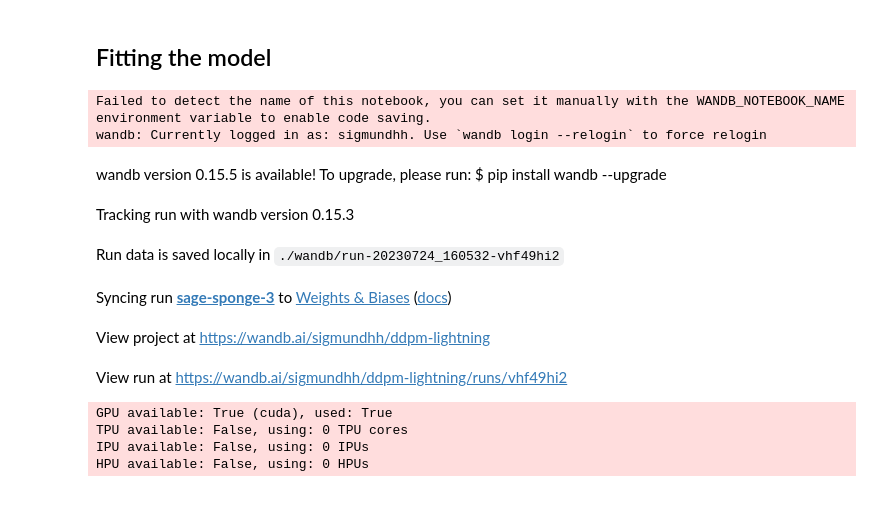
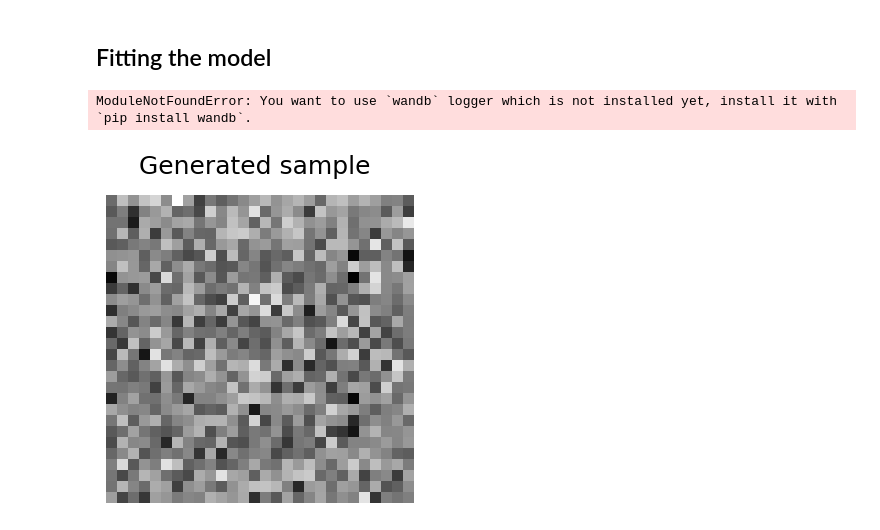
Before and after one commit to sigmundhh/conditional_diffusion_lightning, a Jupyter notebook: conditional_ddpm_lightning.ipynb, the cells around one changed output. Drawn from its saved outputs; the diff is of its cells as text; code cells hidden in the pictures; blank space fills up the shorter version.

```diff
--- a/conditional_ddpm_lightning.ipynb
+++ b/conditional_ddpm_lightning.ipynb
@@ -380,24 +380,15 @@ show_first_batch(loader)
 cond_ddpm = CondDDPM(ContextUnet(1))
 wandb_logger = WandbLogger(project="ddpm-lightning")
 trainer = pl.Trainer(max_epochs=num_epochs, logger=wandb_logger, gpus=1)
-#trainer.fit(cond_ddpm, loader)
+trainer.fit(cond_ddpm, loader)
 
 # Save model
 torch.save(cond_ddpm.state_dict(), "checkpoints/ddpm.pt")
 # %% [output]
-Failed to detect the name of this notebook, you can set it manually with the WANDB_NOTEBOOK_NAME environment variable to enable code saving.
-wandb: Currently logged in as: sigmundhh. Use `wandb login --relogin` to force relogin
+ModuleNotFoundError: You want to use `wandb` logger which is not installed yet, install it with `pip install wandb`.
-wandb version 0.15.5 is available! To upgrade, please run: $ pip install wandb --upgrade
-Tracking run with wandb version 0.15.3
-Run data is saved locally in ./wandb/run-20230724_160532-vhf49hi2
-Syncing run sage-sponge-3 to Weights & Biases (docs)
-View project at https://wandb.ai/sigmundhh/ddpm-lightning
-View run at https://wandb.ai/sigmundhh/ddpm-lightning/runs/vhf49hi2
-GPU available: True (cuda), used: True
-TPU available: False, using: 0 TPU cores
-IPU available: False, using: 0 IPUs
-HPU available: False, using: 0 HPUs
 # %%
 # Load model
 cond_ddpm.load_state_dict(torch.load("checkpoints/ddpm.pt"))
-show_images(cond_ddpm.generate_images_discrete(5), "Generated sample")
+show_images(cond_ddpm.generate_images_discrete(9), "Generated sample")
+# %% [output]
+[figure, added]
```
Also changed, not shown: parts of 1 cell of this notebook, 17 other files.
